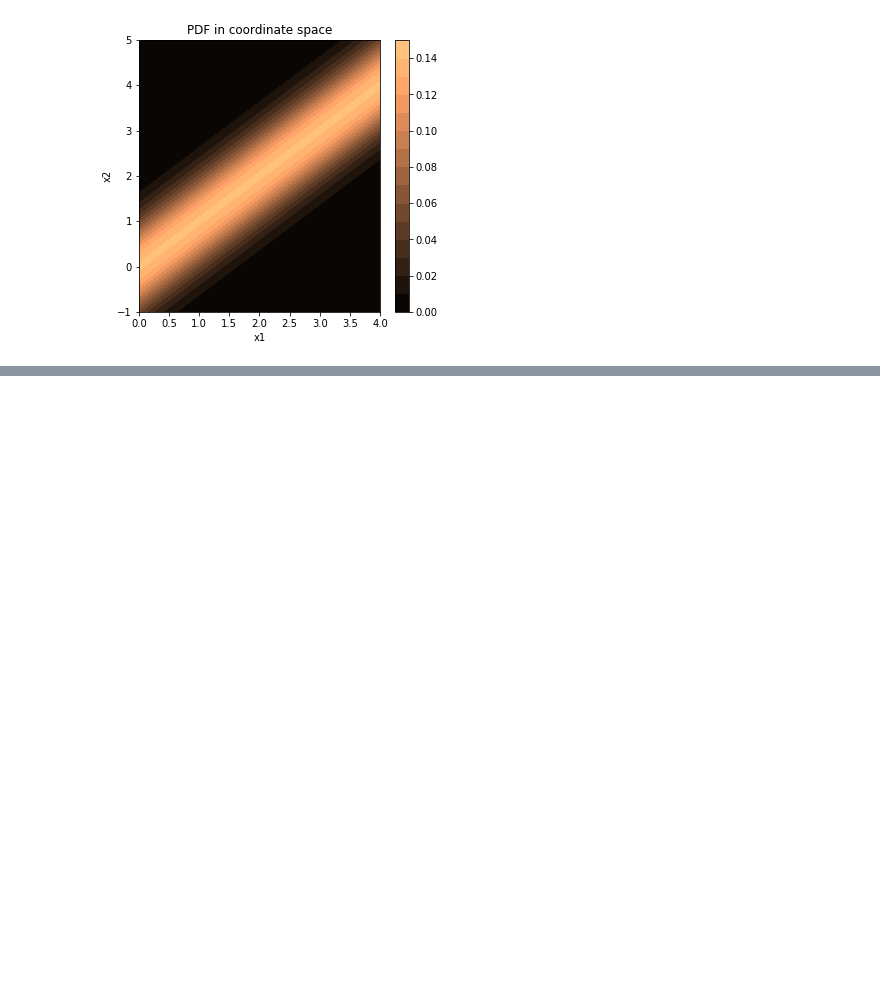
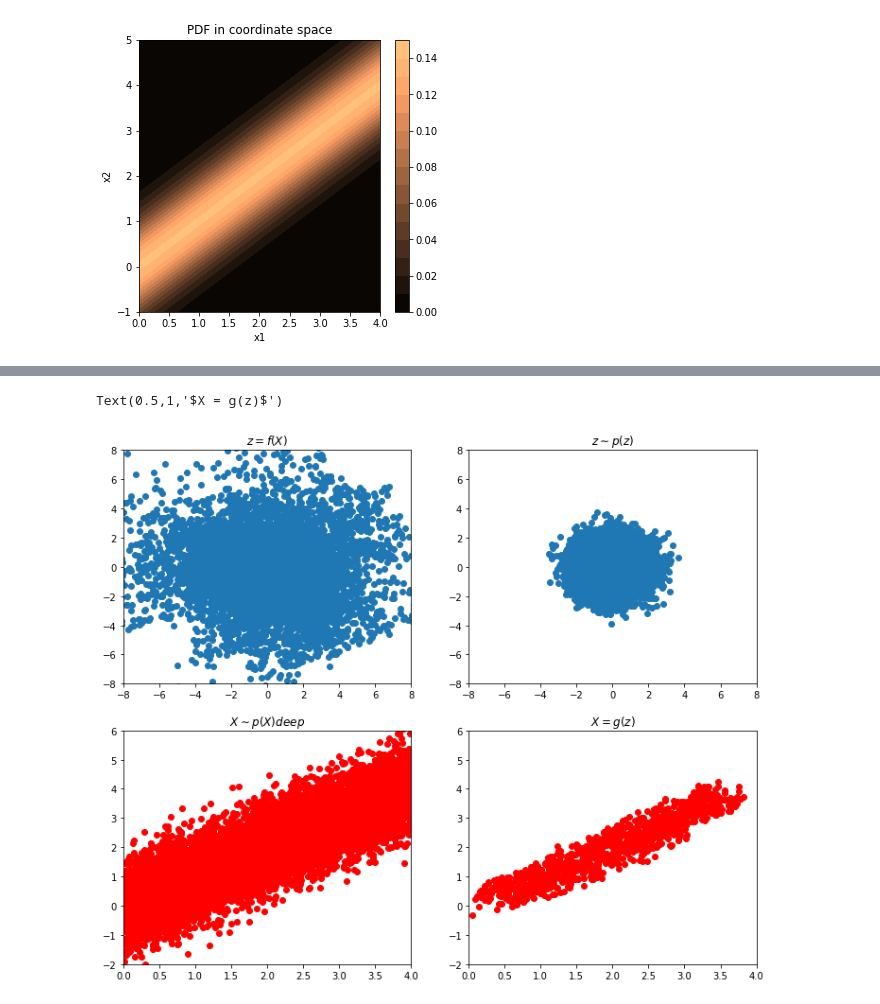
Before and after one commit to jbinagia/CS-230-Final-Project, a Jupyter notebook: notebooks/analytical_example.ipynb, the cells around one changed output, grey strips where cells are left out. Saved outputs shown, nothing was run; the diff lists cells and outputs as text; code cells hidden in the pictures; blank space fills up the shorter version.

```diff
--- a/notebooks/analytical_example.ipynb
+++ b/notebooks/analytical_example.ipynb
@@ -344,29 +351,36 @@ Epoch 400: loss = 0.140
 # %%
-# Visualize the learned transformation
+# Visualize the learned transformation (After training)
 fig, axes = plt.subplots(2, 2, figsize = (12,10))
-nvis = 1000
+nvis = 10000
 
 toy_set = sample(nvis,L,k)
 z = model.f(torch.from_numpy(toy_set))[0].detach().numpy()
 plt.subplot(221)
 plt.scatter(z[:, 0], z[:, 1])
 plt.xlim([-8,8])
 plt.ylim([-8,8])
 plt.title(r'$z = f(X)$')
 
 z = np.random.multivariate_normal(np.zeros(2), np.eye(2), nvis)
 plt.subplot(222)
 plt.scatter(z[:, 0], z[:, 1])
 plt.xlim([-8,8])
 plt.ylim([-8,8])
 plt.title(r'$z \sim p(z)$')
 
 plt.subplot(223)
 x = sample(nvis,L,k)
+plt.xlim([0,L])
+plt.ylim([-2,L+2])
 plt.scatter(x[:, 0], x[:, 1], c='r')
-plt.title(r'$X \sim p(X)$')
+plt.title(r'$X \sim p(X) deep$')
 
 plt.subplot(224)
 x = model.sample(1000).detach().numpy()
+plt.xlim([0,L])
+plt.ylim([-2,L+2])
 plt.scatter(x[:, 0, 0], x[:, 0, 1], c='r')
 plt.title(r'$X = g(z)$')
+# %% [output]
+Text(0.5,1,'$X = g(z)$')
+[figure, added]
```
Also changed, not shown: parts of 4 cells of this notebook.
